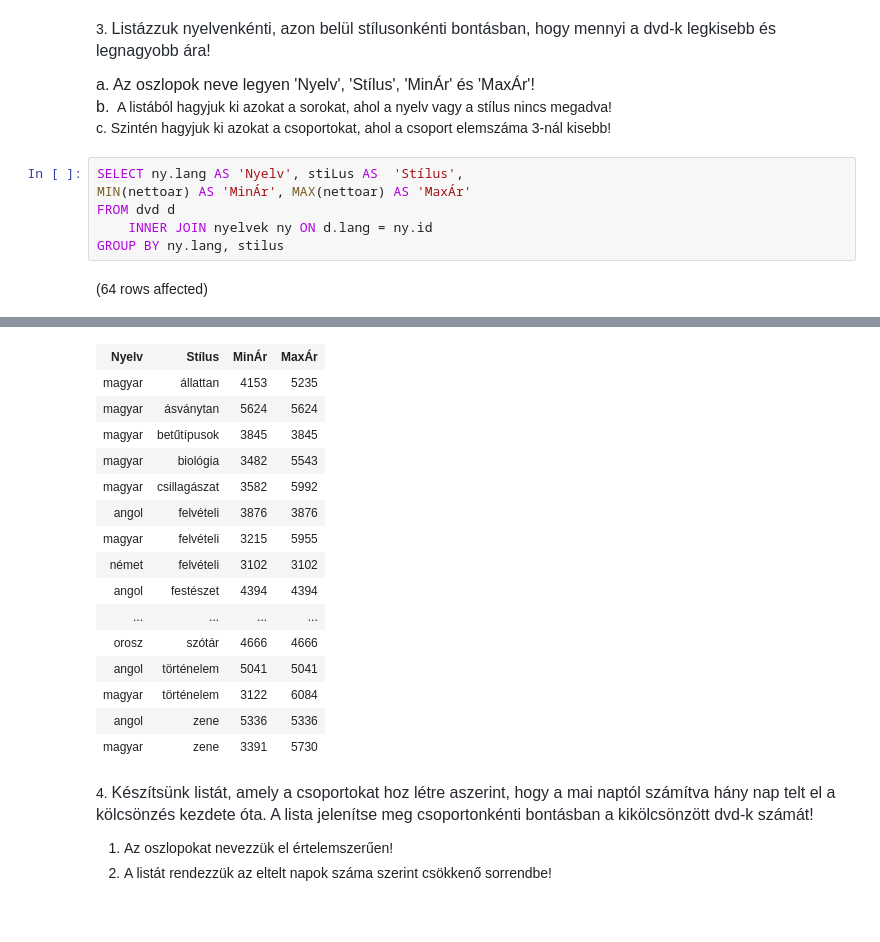
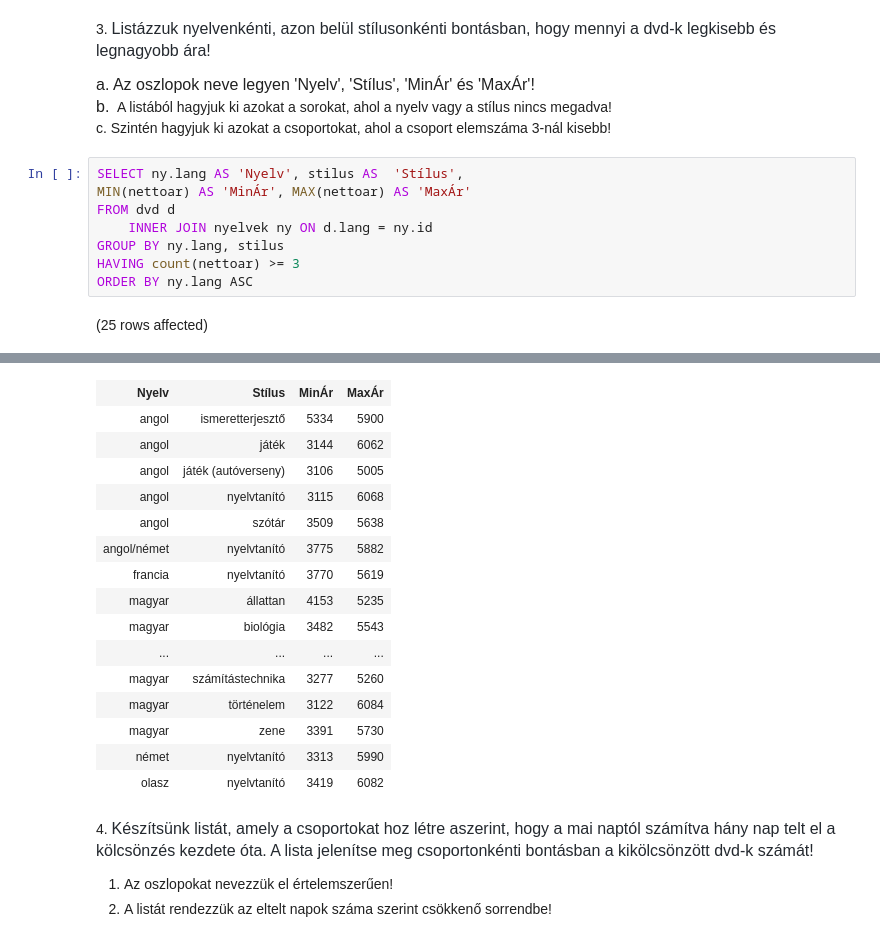
Before and after one commit to barnabasbaranyistud/SQLgyak03, a Jupyter notebook: gyakorlat02_feladatok .ipynb, the cells around one changed output, grey strips where cells are left out. Cells and saved outputs as stored; diff of their text form.

```diff
--- a/gyakorlat02_feladatok .ipynb
+++ b/gyakorlat02_feladatok .ipynb
@@ -52,10 +52,12 @@ Total execution time: 00:00:00.011
 <span style="font-size: 16px;">a. Az oszlopok neve legyen 'Nyelv', 'Stílus', 'MinÁr' és 'MaxÁr'!<br>b.&nbsp;</span> A listából hagyjuk ki azokat a sorokat, ahol a nyelv vagy a stílus nincs megadva!
 c. Szintén hagyjuk ki azokat a csoportokat, ahol a csoport elemszáma 3-nál kisebb!
 # %%
-SELECT ny.lang AS 'Nyelv', stiLus AS  'Stílus',
+SELECT ny.lang AS 'Nyelv', stilus AS  'Stílus',
 MIN(nettoar) AS 'MinÁr', MAX(nettoar) AS 'MaxÁr'
 FROM dvd d
     INNER JOIN nyelvek ny ON d.lang = ny.id
 GROUP BY ny.lang, stilus
+HAVING count(nettoar) >= 3
+ORDER BY ny.lang ASC
 # %% [output]
-(64 rows affected)
+(25 rows affected)
@@ -63,19 +65,19 @@ Total execution time: 00:00:00.016
 | Nyelv | Stílus | MinÁr | MaxÁr |
+| angol | ismeretterjesztő | 5334 | 5900 |
+| angol | játék | 3144 | 6062 |
+| angol | játék (autóverseny) | 3106 | 5005 |
+| angol | nyelvtanító | 3115 | 6068 |
+| angol | szótár | 3509 | 5638 |
+| angol/német | nyelvtanító | 3775 | 5882 |
+| francia | nyelvtanító | 3770 | 5619 |
 | magyar | állattan | 4153 | 5235 |
-| magyar | ásványtan | 5624 | 5624 |
-| magyar | betűtípusok | 3845 | 3845 |
 | magyar | biológia | 3482 | 5543 |
-| magyar | csillagászat | 3582 | 5992 |
-| angol | felvételi | 3876 | 3876 |
-| magyar | felvételi | 3215 | 5955 |
-| német | felvételi | 3102 | 3102 |
-| angol | festészet | 4394 | 4394 |
 | ... | ... | ... | ... |
-| orosz | szótár | 4666 | 4666 |
-| angol | történelem | 5041 | 5041 |
+| magyar | számítástechnika | 3277 | 5260 |
 | magyar | történelem | 3122 | 6084 |
-| angol | zene | 5336 | 5336 |
 | magyar | zene | 3391 | 5730 |
+| német | nyelvtanító | 3313 | 5990 |
+| olasz | nyelvtanító | 3419 | 6082 |
 # %% [markdown]
 4. <span style="color: rgb(36, 41, 47); font-family: -apple-system, BlinkMacSystemFont, &quot;Segoe UI&quot;, Helvetica, Arial, sans-serif, &quot;Apple Color Emoji&quot;, &quot;Segoe UI Emoji&quot;; font-size: 16px;">Készítsünk listát, amely a csoportokat hoz létre aszerint, hogy a mai naptól számítva hány nap telt el a kölcsönzés kezdete óta. A lista jelenítse meg csoportonkénti bontásban a kikölcsönzött dvd-k számát!</span>
 
```
Also changed, not shown: parts of 3 cells of this notebook.
